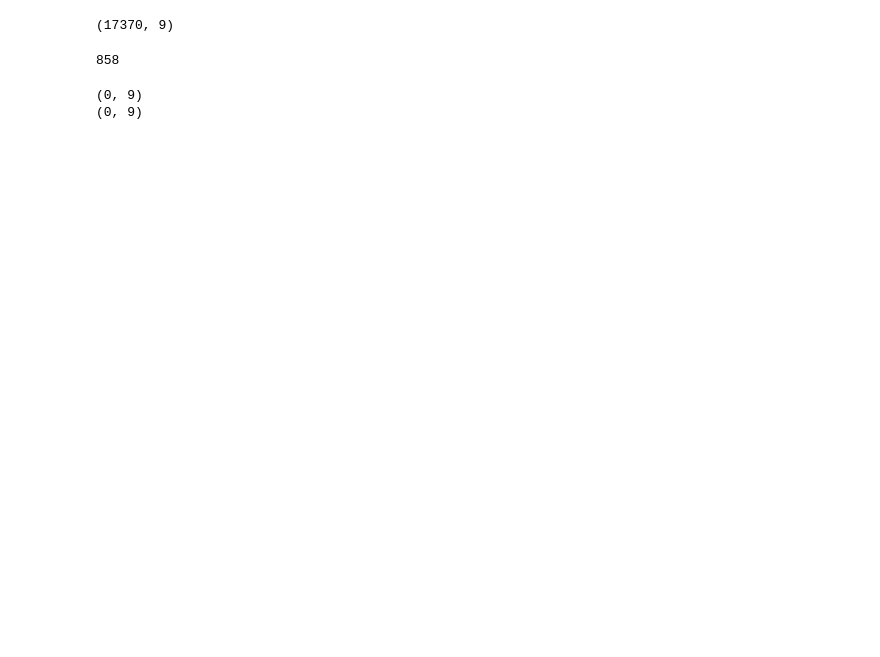
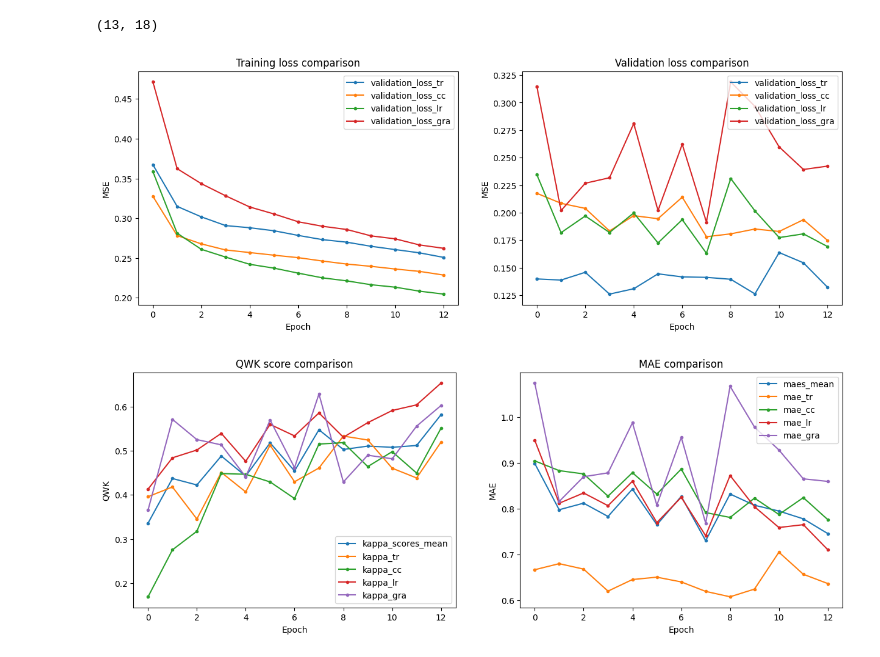
Before and after one commit to mengsifei/diploma_vs, a Jupyter notebook: data/tmp.ipynb, the cells around one changed output. Drawn from its saved outputs; the diff is of its cells as text; code cells hidden in the pictures; blank space fills up the shorter version.

Commit message:
added checkpoints from hpc

```diff
--- a/data/tmp.ipynb
+++ b/data/tmp.ipynb
@@ -1,24 +1,7 @@
 # %%
 import pandas as pd
 # %%
-df = pd.read_csv("New Augmented_Dataset.csv")
+df = pd.read_csv("../checkpoints/results_multi_scale_bert.csv")
 df.shape
 # %% [output]
-(17370, 9)
+(13, 18)
-# %%
-df['num_words'] = df.essay.apply(lambda x: len(x.split()))
-df['num_words'].max()
-# %% [output]
-858
-# %%
-import re
-def find_paragraphs(text):
-    paragraph_pattern = re.compile(r'\n')
-    num_paragraphs = len(paragraph_pattern.findall(text)) + 1
-    return num_paragraphs
-df['num_paragraphs'] = df.essay.apply(find_paragraphs)
-print(df[(df['num_paragraphs'] < 3) & (df['Coherence and Cohesion'] > 4.0)].shape)
-print(df[(df['num_paragraphs'] > 8) & (df['Coherence and Cohesion'] > 4.0)].shape)
-# %% [output]
-(0, 9)
-(0, 9)
@@ -24,0 +10,33 @@ print(df[(df['num_paragraphs'] > 8) & (df['Coherence and Cohesion'] > 4.0)].shap
+# %%
+def draw_graphs(results, subtitles):
+    validation_all = ["validation_loss_{}".format(subtitle) for subtitle in subtitles]
+    train_all = ["train_loss_{}".format(subtitle) for subtitle in subtitles]
+    fig, axs = plt.subplots(1, 2, figsize=(15, 5))
+    axs[0].plot(results[train_all], marker='.', label=validation_all)
+    axs[1].plot(results[validation_all], marker='.', label=validation_all)
+    axs[0].set_title("Training loss comparison")
+    axs[1].set_title("Validation loss comparison")
+    for i in range(2):
+        axs[i].set_xlabel("Epoch")
+        axs[i].set_ylabel("MSE")
+        axs[i].legend()
+    plt.show()
+
+    fig, axs = plt.subplots(1, 2, figsize=(15, 5))
+    kappas = ['kappa_scores_mean'] + ["kappa_{}".format(subtitle) for subtitle in subtitles]
+    maes = ['maes_mean']  + ["mae_{}".format(subtitle) for subtitle in subtitles]
+    axs[0].plot(results[kappas], marker='.', label=kappas)
+    axs[1].plot(results[maes], marker='.', label=maes)
+    axs[0].set_title("QWK score comparison")
+    axs[1].set_title("MAE comparison")
+    axs[0].set_ylabel('QWK')
+    axs[1].set_ylabel("MAE")
+    for i in range(2):
+        axs[i].set_xlabel("Epoch")
+        axs[i].legend()
+    plt.show()
+# %%
+draw_graphs(df, ['tr', 'cc', 'lr', 'gra']) # multi scale bert
+# %% [output]
+[figure, added]
+[figure, added]
```
Also changed, not shown: parts of 3 cells of this notebook, 8 other files.
